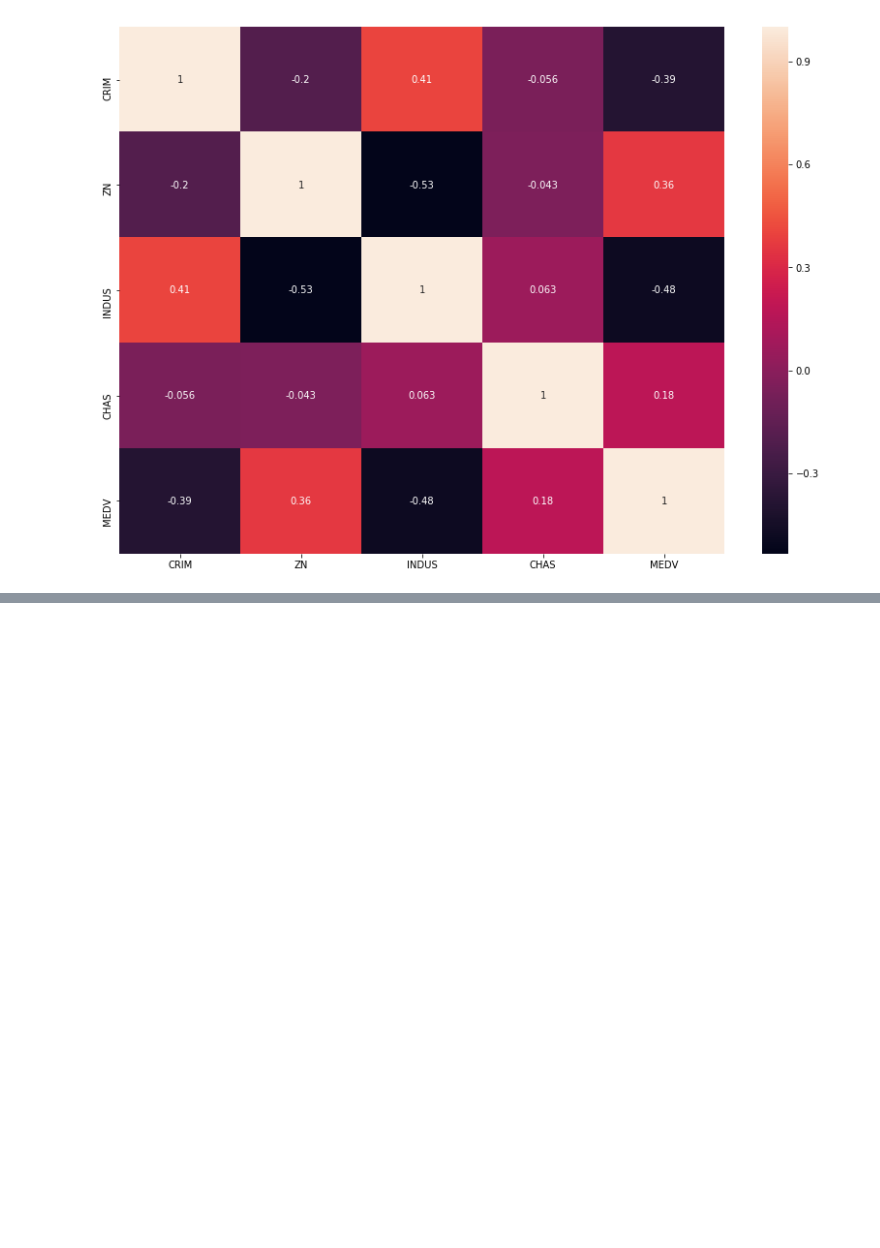
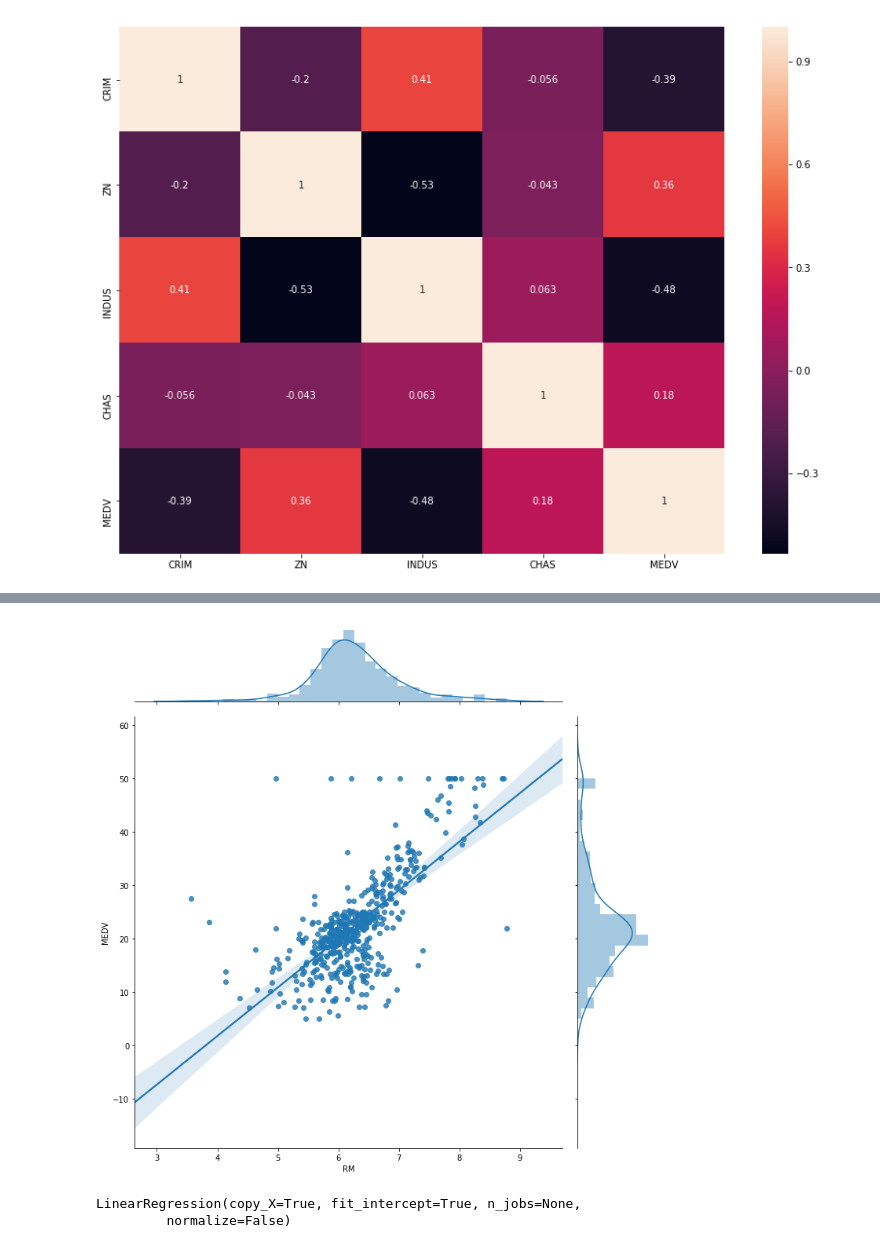
Before and after one commit to ineersa/ml-education, a Jupyter notebook: Boston Housing Price Prediction.ipynb, the cells around one changed output, grey strips where cells are left out. Drawn from its saved outputs; the diff is of its cells as text; code cells hidden in the pictures; blank space fills up the shorter version.

```diff
--- a/Boston Housing Price Prediction.ipynb
+++ b/Boston Housing Price Prediction.ipynb
@@ -89,0 +121,13 @@ plt.show()
+# %%
+sns.jointplot(x="RM", y="MEDV", data=df, kind='reg', height=10)
+plt.show()
+# %% [output]
+[figure, added]
+# %%
+X = df['LSTAT'].values.reshape(-1,1)
+y = df['MEDV'].values
+model = LinearRegression()
+model.fit(X, y)
+# %% [output]
+LinearRegression(copy_X=True, fit_intercept=True, n_jobs=None,
+         normalize=False)
```
Also changed, not shown: parts of 13 cells of this notebook.
